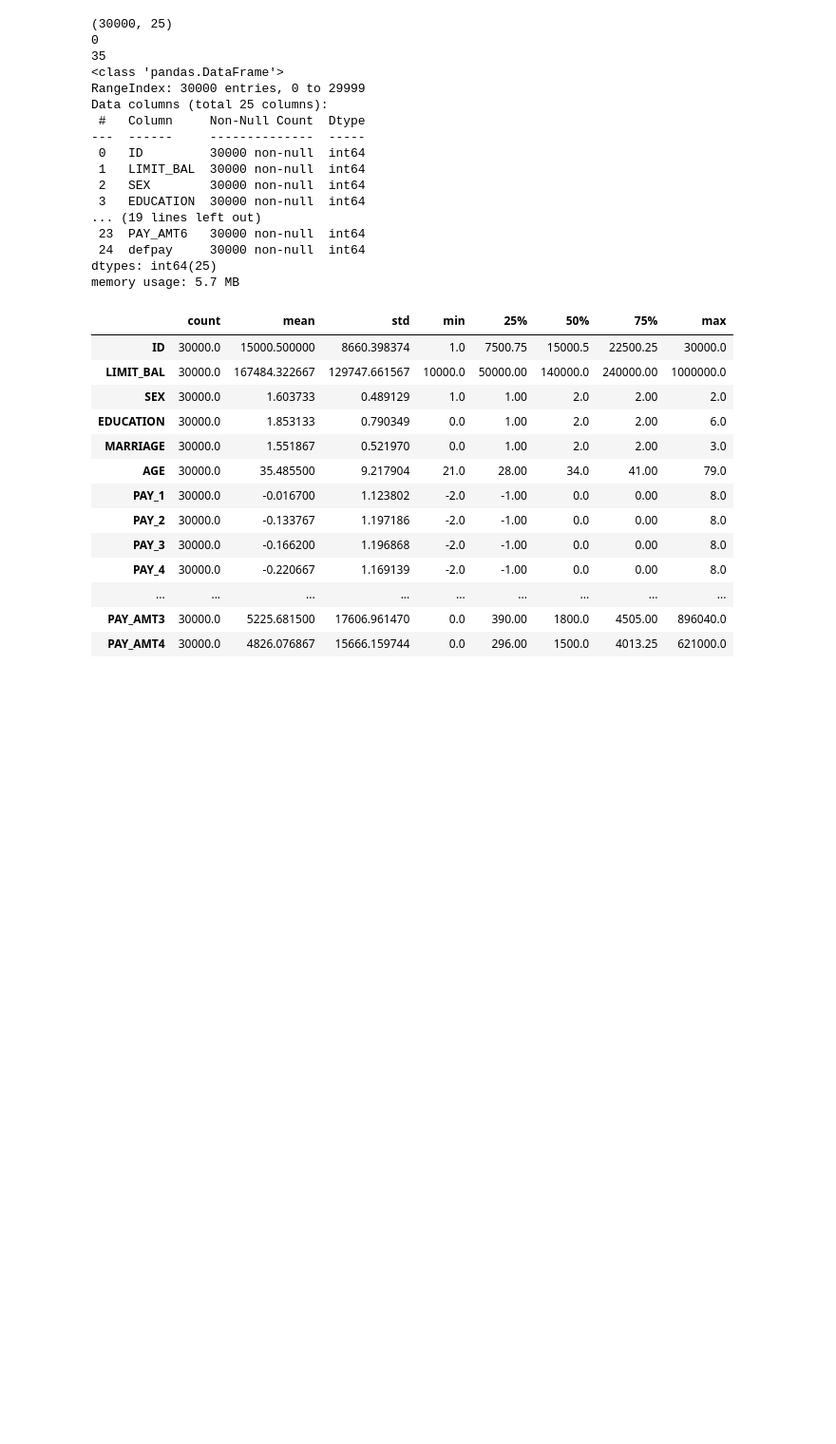
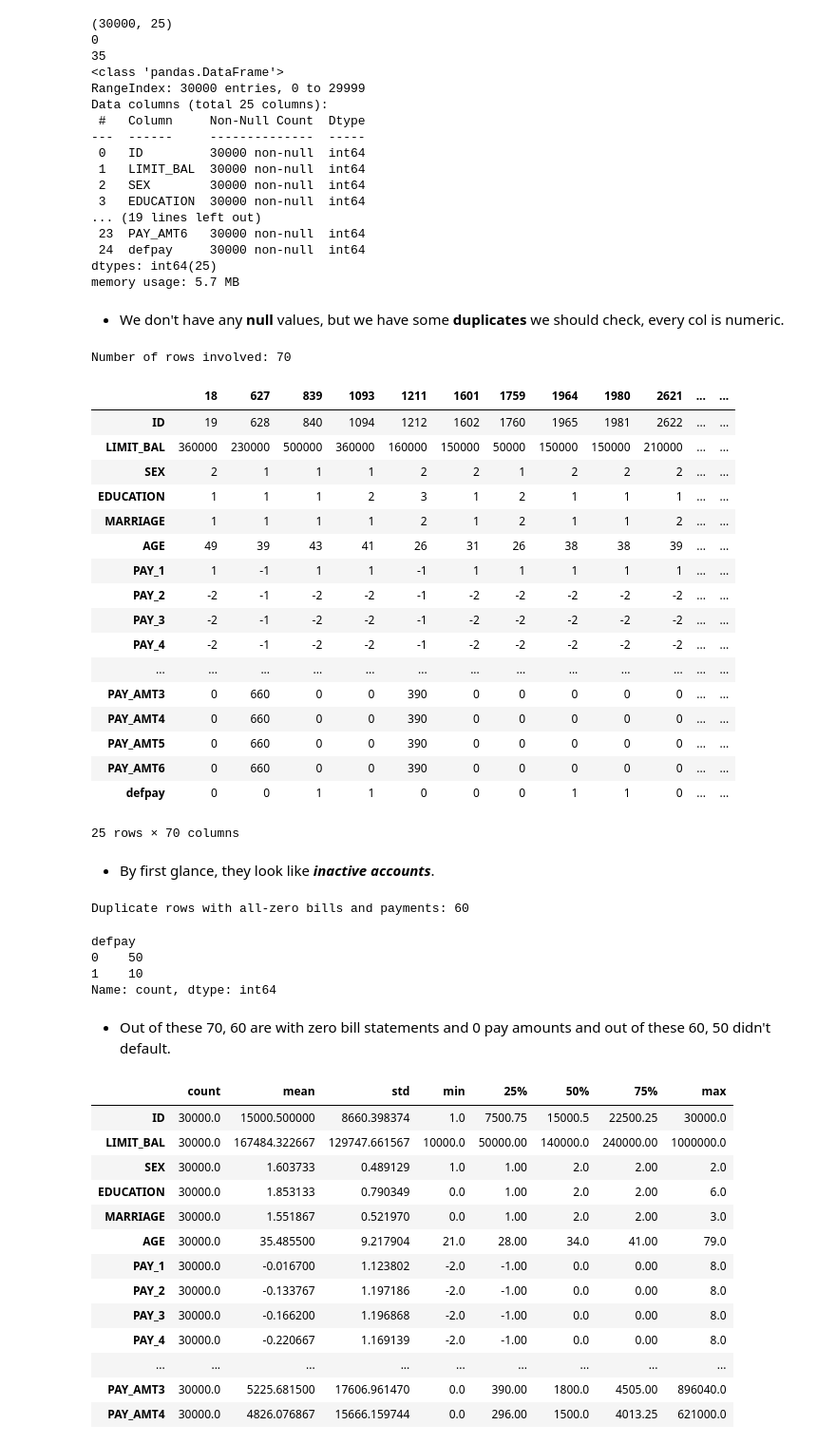
Before and after one commit to Luben69/Default-of-Credit-Card-Clients, a Jupyter notebook: Untitled.ipynb, the cells around one changed output. Shown at 95% size. Saved outputs shown, nothing was run; the diff lists cells and outputs as text; code cells hidden in the pictures; blank space fills up the shorter version.

```diff
--- a/Untitled.ipynb
+++ b/Untitled.ipynb
@@ -30,6 +50,58 @@ Data columns (total 25 columns):
  24  defpay     30000 non-null  int64
 dtypes: int64(25)
 memory usage: 5.7 MB
+# %% [markdown]
+- We don't have any **null** values, but we have some **duplicates** we should check, every col is numeric.
+# %%
+df_no_id = df.drop(columns='ID')
+
+duplicates = df[df_no_id.duplicated(keep=False)]
+
+print("Number of rows involved:", len(duplicates))
+duplicates.T
+# %% [output]
+Number of rows involved: 70
+|  | 18 | 627 | 839 | 1093 | 1211 | 1601 | 1759 | 1964 | 1980 | 2621 | ... | ... |
+| ID | 19 | 628 | 840 | 1094 | 1212 | 1602 | 1760 | 1965 | 1981 | 2622 | ... | ... |
+| LIMIT_BAL | 360000 | 230000 | 500000 | 360000 | 160000 | 150000 | 50000 | 150000 | 150000 | 210000 | ... | ... |
+| SEX | 2 | 1 | 1 | 1 | 2 | 2 | 1 | 2 | 2 | 2 | ... | ... |
+| EDUCATION | 1 | 1 | 1 | 2 | 3 | 1 | 2 | 1 | 1 | 1 | ... | ... |
+| MARRIAGE | 1 | 1 | 1 | 1 | 2 | 1 | 2 | 1 | 1 | 2 | ... | ... |
+| AGE | 49 | 39 | 43 | 41 | 26 | 31 | 26 | 38 | 38 | 39 | ... | ... |
+| PAY_1 | 1 | -1 | 1 | 1 | -1 | 1 | 1 | 1 | 1 | 1 | ... | ... |
+| PAY_2 | -2 | -1 | -2 | -2 | -1 | -2 | -2 | -2 | -2 | -2 | ... | ... |
+| PAY_3 | -2 | -1 | -2 | -2 | -1 | -2 | -2 | -2 | -2 | -2 | ... | ... |
+| PAY_4 | -2 | -1 | -2 | -2 | -1 | -2 | -2 | -2 | -2 | -2 | ... | ... |
+| ... | ... | ... | ... | ... | ... | ... | ... | ... | ... | ... | ... | ... |
+| PAY_AMT3 | 0 | 660 | 0 | 0 | 390 | 0 | 0 | 0 | 0 | 0 | ... | ... |
+| PAY_AMT4 | 0 | 660 | 0 | 0 | 390 | 0 | 0 | 0 | 0 | 0 | ... | ... |
+| PAY_AMT5 | 0 | 660 | 0 | 0 | 390 | 0 | 0 | 0 | 0 | 0 | ... | ... |
+| PAY_AMT6 | 0 | 660 | 0 | 0 | 390 | 0 | 0 | 0 | 0 | 0 | ... | ... |
+| defpay | 0 | 0 | 1 | 1 | 0 | 0 | 0 | 1 | 1 | 0 | ... | ... |
+25 rows × 70 columns
+# %% [markdown]
+- By first glance, they look like ***inactive accounts***.
+# %%
+bill = [f'BILL_AMT{i}' for i in range(1, 7)]
+pay = [f'PAY_AMT{i}' for i in range(1, 7)]
+
+inactive_like = (
+    (duplicates[bill] == 0).all(axis=1) &
+    (duplicates[pay] == 0).all(axis=1)
+)
+
+print("Duplicate rows with all-zero bills and payments:", inactive_like.sum())
+# %% [output]
+Duplicate rows with all-zero bills and payments: 60
+# %%
+duplicates.loc[inactive_like, 'defpay'].value_counts()
+# %% [output]
+defpay
+0    50
+1    10
+Name: count, dtype: int64
+# %% [markdown]
+- Out of these 70, 60 are with zero bill statements and 0 pay amounts and out of these 60, 50 didn't default.
 # %%
 df.describe().T
 # %% [output]
```
Also changed, not shown: parts of 2 cells of this notebook.
